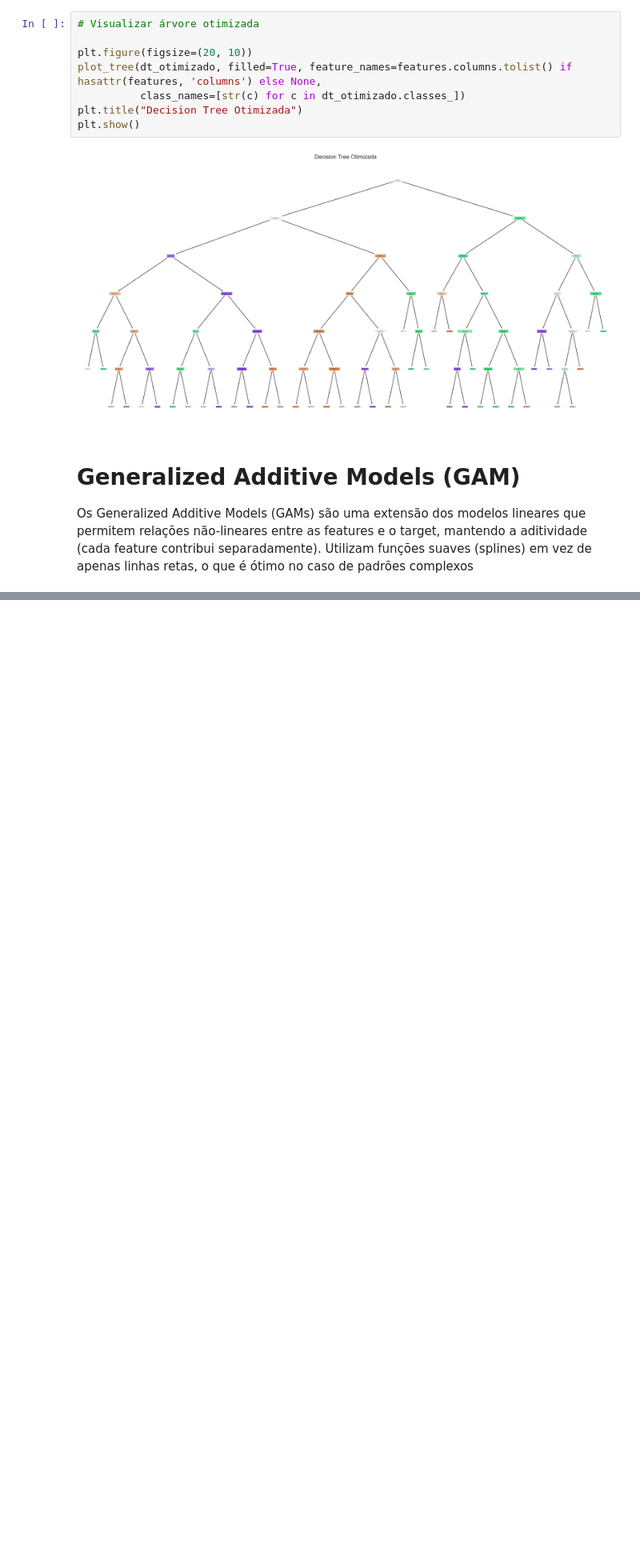
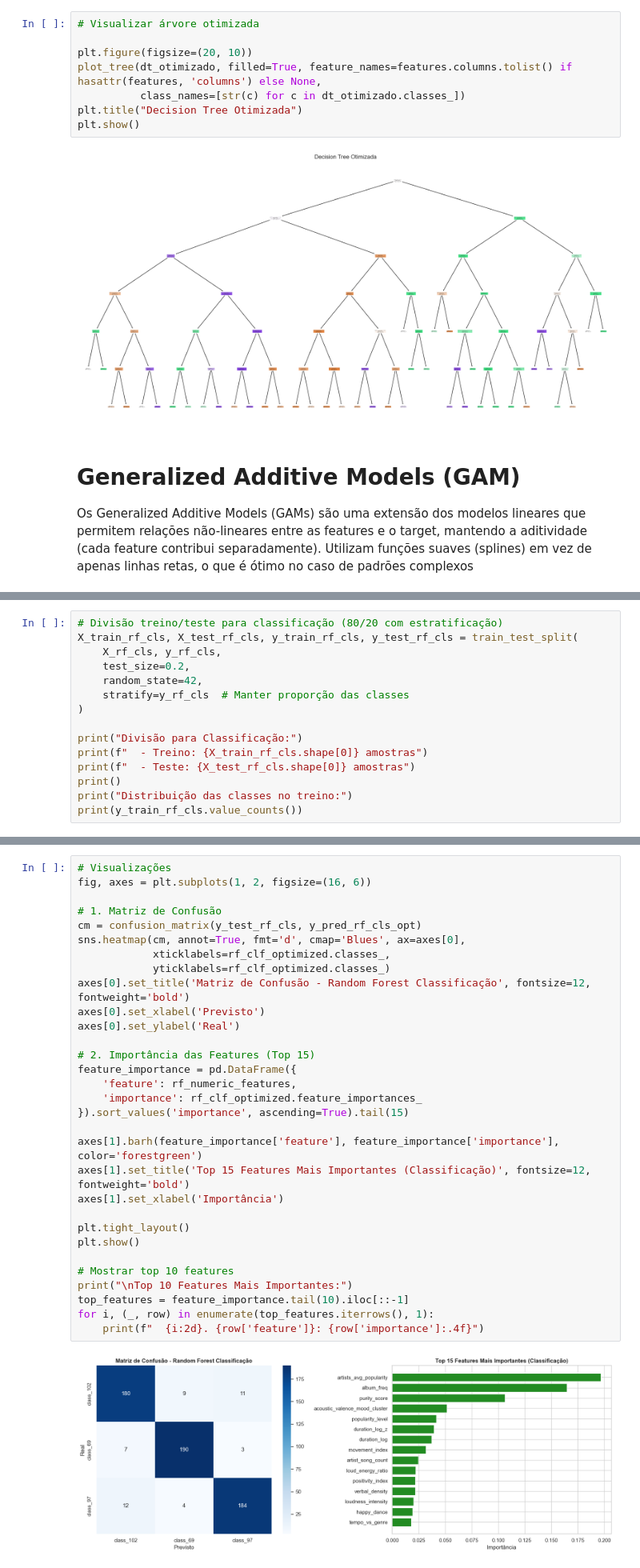
Before and after one commit to acatt-01/APRAU_EFG_B_1230166_1191619, a Jupyter notebook: APRAU_EFG_B_1191619_1230166.ipynb, the cells around one changed output, grey strips where cells are left out. Shown at 80% size. Saved outputs shown, nothing was run; the diff lists cells and outputs as text; blank space fills up the shorter version.

```diff
--- a/APRAU_EFG_B_1191619_1230166.ipynb
+++ b/APRAU_EFG_B_1191619_1230166.ipynb
@@ -3176,0 +3286,15 @@ Os Generalized Additive Models (GAMs) são uma extensão dos modelos lineares qu
+# %%
+# Divisão treino/teste para classificação (80/20 com estratificação)
+X_train_rf_cls, X_test_rf_cls, y_train_rf_cls, y_test_rf_cls = train_test_split(
+    X_rf_cls, y_rf_cls,
+    test_size=0.2,
+    random_state=42,
+    stratify=y_rf_cls  # Manter proporção das classes
+)
+
+print("Divisão para Classificação:")
+print(f"  - Treino: {X_train_rf_cls.shape[0]} amostras")
+print(f"  - Teste: {X_test_rf_cls.shape[0]} amostras")
+print()
+print("Distribuição das classes no treino:")
+print(y_train_rf_cls.value_counts())
@@ -3176,0 +3484,33 @@ Os Generalized Additive Models (GAMs) são uma extensão dos modelos lineares qu
+# %%
+# Visualizações
+fig, axes = plt.subplots(1, 2, figsize=(16, 6))
+
+# 1. Matriz de Confusão
+cm = confusion_matrix(y_test_rf_cls, y_pred_rf_cls_opt)
+sns.heatmap(cm, annot=True, fmt='d', cmap='Blues', ax=axes[0],
+            xticklabels=rf_clf_optimized.classes_,
+            yticklabels=rf_clf_optimized.classes_)
+axes[0].set_title('Matriz de Confusão - Random Forest Classificação', fontsize=12, fontweight='bold')
+axes[0].set_xlabel('Previsto')
+axes[0].set_ylabel('Real')
+
+# 2. Importância das Features (Top 15)
+feature_importance = pd.DataFrame({
+    'feature': rf_numeric_features,
+    'importance': rf_clf_optimized.feature_importances_
+}).sort_values('importance', ascending=True).tail(15)
+
+axes[1].barh(feature_importance['feature'], feature_importance['importance'], color='forestgreen')
+axes[1].set_title('Top 15 Features Mais Importantes (Classificação)', fontsize=12, fontweight='bold')
+axes[1].set_xlabel('Importância')
+
+plt.tight_layout()
+plt.show()
+
+# Mostrar top 10 features
+print("\nTop 10 Features Mais Importantes:")
+top_features = feature_importance.tail(10).iloc[::-1]
+for i, (_, row) in enumerate(top_features.iterrows(), 1):
+    print(f"  {i:2d}. {row['feature']}: {row['importance']:.4f}")
+# %% [output]
+[figure, added]
```
Also changed, not shown: parts of 62 cells of this notebook.
